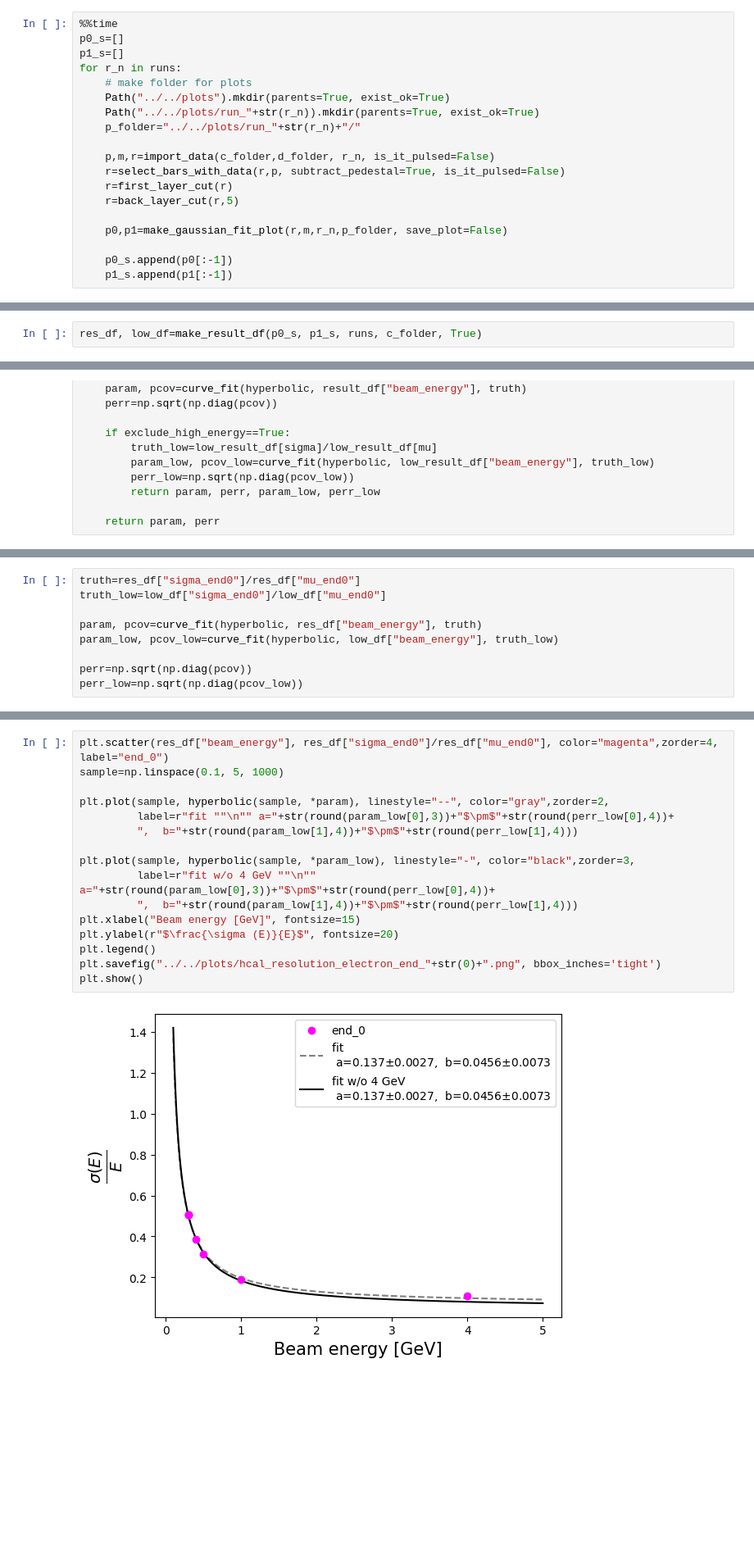
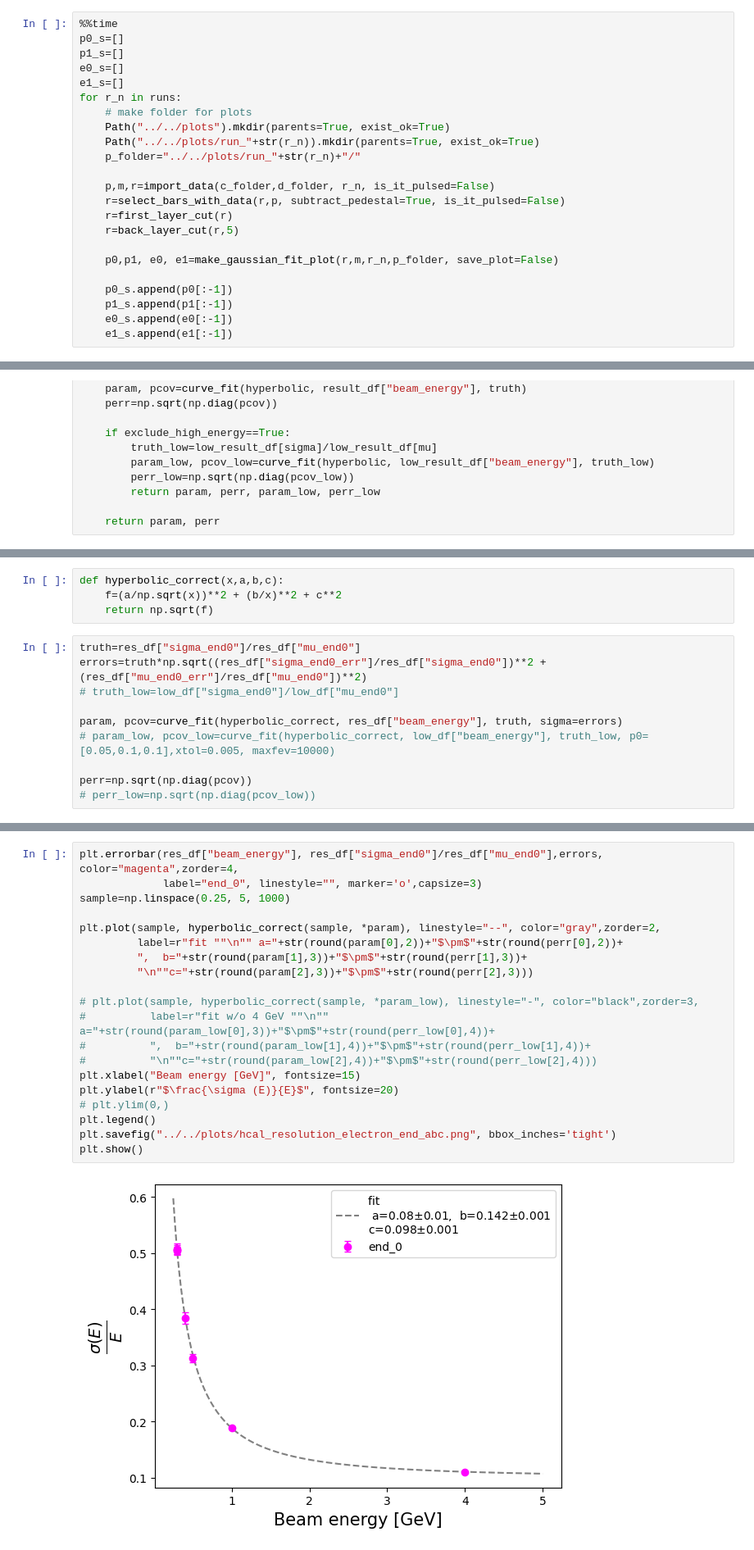
Before and after one commit to gajdangreta/hcalTestBeam, a Jupyter notebook: hcalEnv/notebooks/hcal_energy_resolution.ipynb, the cells around one changed output, grey strips where cells are left out. Shown at 82% size. Saved outputs shown, nothing was run; the diff lists cells and outputs as text; blank space fills up the shorter version.

```diff
--- a/hcalEnv/notebooks/hcal_energy_resolution.ipynb
+++ b/hcalEnv/notebooks/hcal_energy_resolution.ipynb
@@ -26,6 +27,8 @@ d_folder="../../data/runData/"
 %%time
 p0_s=[]
 p1_s=[]
+e0_s=[]
+e1_s=[]
 for r_n in runs:
     # make folder for plots
     Path("../../plots").mkdir(parents=True, exist_ok=True)
@@ -37,10 +40,12 @@ for r_n in runs:
     r=first_layer_cut(r)
     r=back_layer_cut(r,5)
 
-    p0,p1=make_gaussian_fit_plot(r,m,r_n,p_folder, save_plot=False)
+    p0,p1, e0, e1=make_gaussian_fit_plot(r,m,r_n,p_folder, save_plot=False)
 
     p0_s.append(p0[:-1])
     p1_s.append(p1[:-1])
+    e0_s.append(e0[:-1])
+    e1_s.append(e1[:-1])
 # %% [output]
 Number of events: 71416
 
@@ -62,5 +67,3 @@ Wall time: 2min 16s
-# %%
-res_df, low_df=make_result_df(p0_s, p1_s, runs, c_folder, True)
 # %%
 linear_plot(res_df, 0, True, low_df, False, True)
 linear_plot(res_df, 1, True, low_df, True, True)
@@ -87,9 +114,14 @@ def hyper_fit(redult_df, end, exclude_high_energy=False, low_result_df=None):
+# %%
+def hyperbolic_correct(x,a,b,c):
+    f=(a/np.sqrt(x))**2 + (b/x)**2 + c**2
+    return np.sqrt(f)
 # %%
 truth=res_df["sigma_end0"]/res_df["mu_end0"]
-truth_low=low_df["sigma_end0"]/low_df["mu_end0"]
+errors=truth*np.sqrt((res_df["sigma_end0_err"]/res_df["sigma_end0"])**2 + (res_df["mu_end0_err"]/res_df["mu_end0"])**2)
+# truth_low=low_df["sigma_end0"]/low_df["mu_end0"]
 
-param, pcov=curve_fit(hyperbolic, res_df["beam_energy"], truth)
-param_low, pcov_low=curve_fit(hyperbolic, low_df["beam_energy"], truth_low)
+param, pcov=curve_fit(hyperbolic_correct, res_df["beam_energy"], truth, sigma=errors)
+# param_low, pcov_low=curve_fit(hyperbolic_correct, low_df["beam_energy"], truth_low, p0=[0.05,0.1,0.1],xtol=0.005, maxfev=10000)
 
 perr=np.sqrt(np.diag(pcov))
-perr_low=np.sqrt(np.diag(pcov_low))
+# perr_low=np.sqrt(np.diag(pcov_low))
@@ -96,21 +136,25 @@ perr_low=np.sqrt(np.diag(pcov_low))
 # %%
-plt.scatter(res_df["beam_energy"], res_df["sigma_end0"]/res_df["mu_end0"], color="magenta",zorder=4, label="end_0")
-sample=np.linspace(0.1, 5, 1000)
+plt.errorbar(res_df["beam_energy"], res_df["sigma_end0"]/res_df["mu_end0"],errors, color="magenta",zorder=4,
+             label="end_0", linestyle="", marker='o',capsize=3)
+sample=np.linspace(0.25, 5, 1000)
 
-plt.plot(sample, hyperbolic(sample, *param), linestyle="--", color="gray",zorder=2,
-         label=r"fit ""\n"" a="+str(round(param_low[0],3))+"$\pm$"+str(round(perr_low[0],4))+
-         ",  b="+str(round(param_low[1],4))+"$\pm$"+str(round(perr_low[1],4)))
+plt.plot(sample, hyperbolic_correct(sample, *param), linestyle="--", color="gray",zorder=2,
+         label=r"fit ""\n"" a="+str(round(param[0],2))+"$\pm$"+str(round(perr[0],2))+
+         ",  b="+str(round(param[1],3))+"$\pm$"+str(round(perr[1],3))+
+         "\n""c="+str(round(param[2],3))+"$\pm$"+str(round(perr[2],3)))
 
-plt.plot(sample, hyperbolic(sample, *param_low), linestyle="-", color="black",zorder=3,
-         label=r"fit w/o 4 GeV ""\n"" a="+str(round(param_low[0],3))+"$\pm$"+str(round(perr_low[0],4))+
-         ",  b="+str(round(param_low[1],4))+"$\pm$"+str(round(perr_low[1],4)))
+# plt.plot(sample, hyperbolic_correct(sample, *param_low), linestyle="-", color="black",zorder=3,
+#          label=r"fit w/o 4 GeV ""\n"" a="+str(round(param_low[0],3))+"$\pm$"+str(round(perr_low[0],4))+
+#          ",  b="+str(round(param_low[1],4))+"$\pm$"+str(round(perr_low[1],4))+
+#          "\n""c="+str(round(param_low[2],4))+"$\pm$"+str(round(perr_low[2],4)))
 plt.xlabel("Beam energy [GeV]", fontsize=15)
 plt.ylabel(r"$\frac{\sigma (E)}{E}$", fontsize=20)
+# plt.ylim(0,)
 plt.legend()
-plt.savefig("../../plots/hcal_resolution_electron_end_"+str(0)+".png", bbox_inches='tight')
+plt.savefig("../../plots/hcal_resolution_electron_end_abc.png", bbox_inches='tight')
 plt.show()
 # %% [output]
-[figure, old version]
+[figure, new version]
 # %%
 %%time
 r_n=307
```
Also changed, not shown: parts of 9 cells of this notebook, 12 other files.
